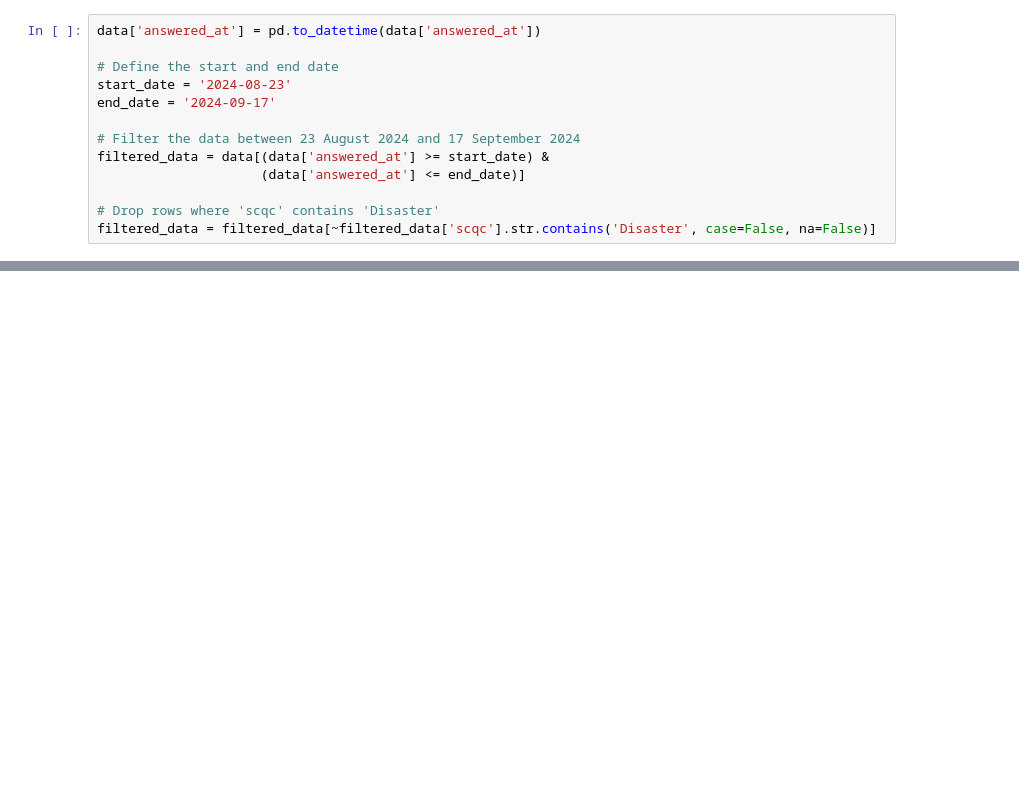
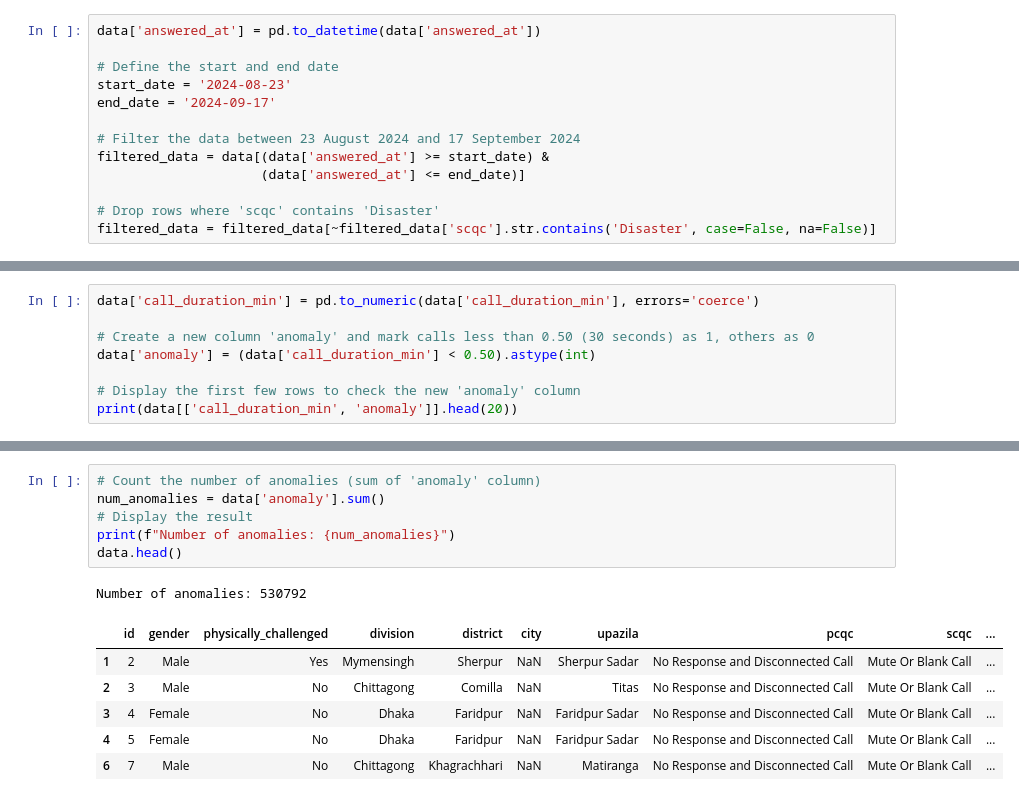
Before and after one commit to iamaber/333-data-analysis, a Jupyter notebook: main.ipynb, the cells around one changed output, grey strips where cells are left out. Drawn from its saved outputs; the diff is of its cells as text; blank space fills up the shorter version.

```diff
--- a/main.ipynb
+++ b/main.ipynb
@@ -463,0 +464,8 @@ filtered_data = filtered_data[~filtered_data['scqc'].str.contains('Disaster', ca
+# %%
+data['call_duration_min'] = pd.to_numeric(data['call_duration_min'], errors='coerce')
+
+# Create a new column 'anomaly' and mark calls less than 0.50 (30 seconds) as 1, others as 0
+data['anomaly'] = (data['call_duration_min'] < 0.50).astype(int)
+
+# Display the first few rows to check the new 'anomaly' column
+print(data[['call_duration_min', 'anomaly']].head(20))
@@ -463,0 +490,14 @@ filtered_data = filtered_data[~filtered_data['scqc'].str.contains('Disaster', ca
+# %%
+# Count the number of anomalies (sum of 'anomaly' column)
+num_anomalies = data['anomaly'].sum()
+# Display the result
+print(f"Number of anomalies: {num_anomalies}")
+data.head()
+# %% [output]
+Number of anomalies: 530792
+|  | id | gender | physically_challenged | division | district | city | upazila | pcqc | scqc | ... |
+| 1 | 2 | Male | Yes | Mymensingh | Sherpur | NaN | Sherpur Sadar | No Response and Disconnected Call | Mute Or Blank Call | ... |
+| 2 | 3 | Male | No | Chittagong | Comilla | NaN | Titas | No Response and Disconnected Call | Mute Or Blank Call | ... |
+| 3 | 4 | Female | No | Dhaka | Faridpur | NaN | Faridpur Sadar | No Response and Disconnected Call | Mute Or Blank Call | ... |
+| 4 | 5 | Female | No | Dhaka | Faridpur | NaN | Faridpur Sadar | No Response and Disconnected Call | Mute Or Blank Call | ... |
+| 6 | 7 | Male | No | Chittagong | Khagrachhari | NaN | Matiranga | No Response and Disconnected Call | Mute Or Blank Call | ... |
```
Also changed, not shown: parts of 4 cells of this notebook.
